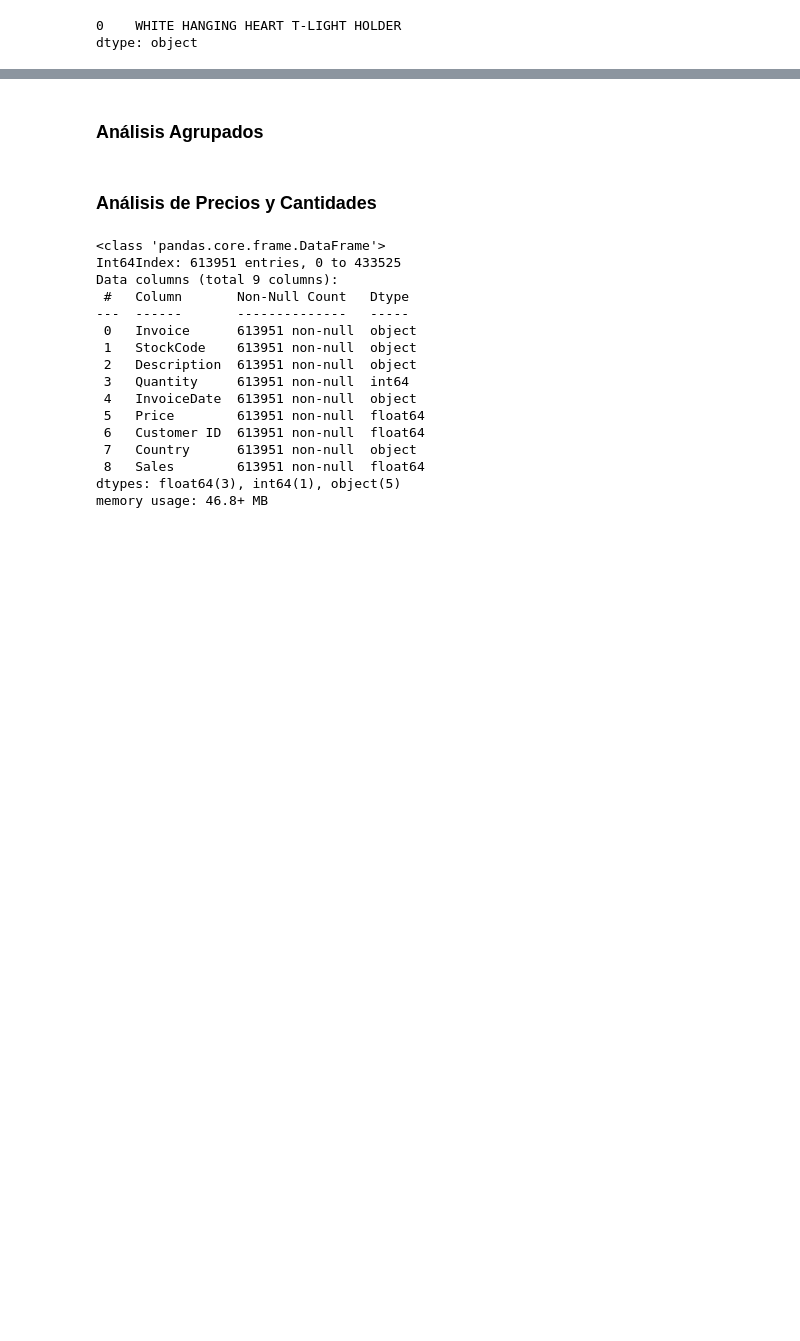
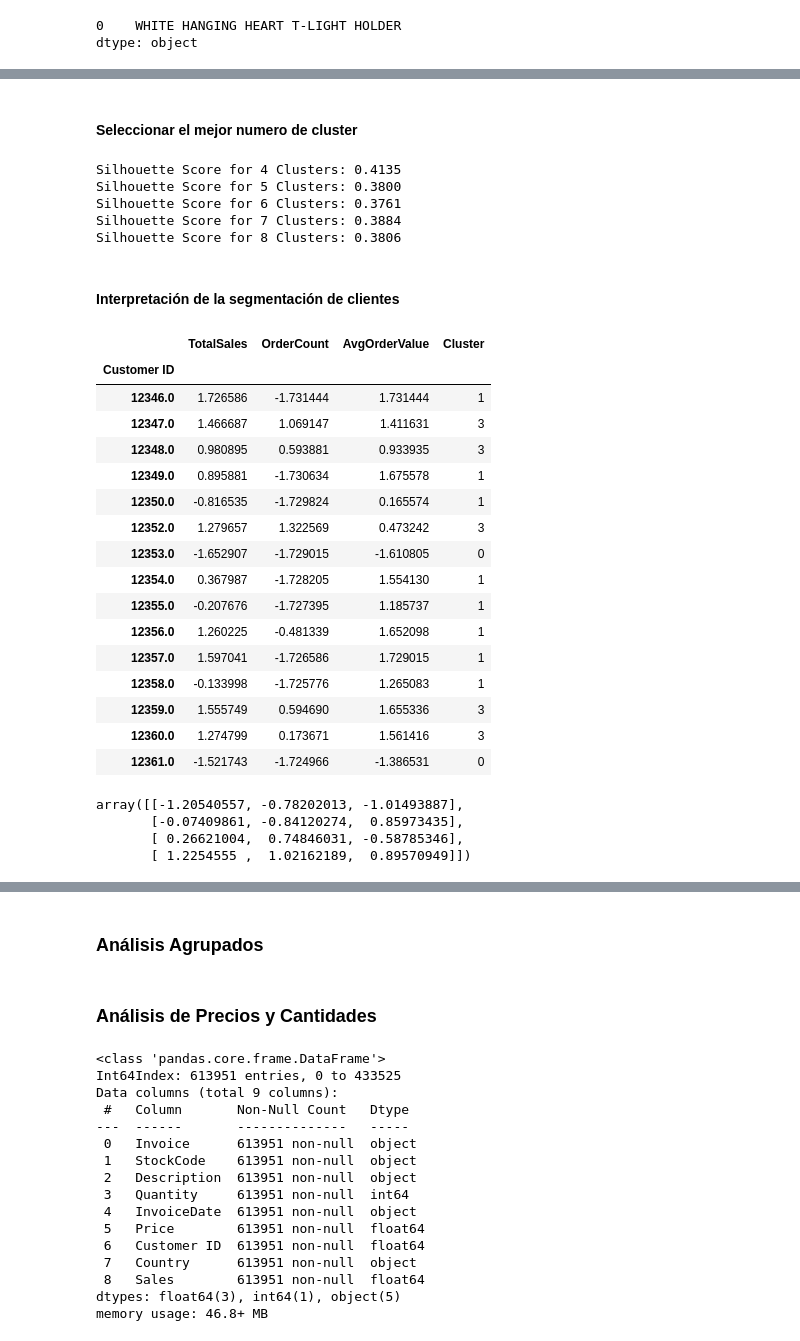
Before and after one commit to hcgalvan/UNSAM-Machine-Learning-on-Economics, a Jupyter notebook: TP-EcoData-Borrador.ipynb, the cells around one changed output, grey strips where cells are left out. Cells and saved outputs as stored; diff of their text form; code cells hidden in the pictures; blank space fills up the shorter version.

```diff
--- a/TP-EcoData-Borrador.ipynb
+++ b/TP-EcoData-Borrador.ipynb
@@ -722,0 +1036,55 @@ dtype: object
+# %% [markdown]
+#### Seleccionar el mejor numero de cluster
+# %%
+for n_cluster in [4,5,6,7,8]:
+    kmeans = KMeans(n_clusters=n_cluster).fit(
+        normalized_df[['TotalSales', 'OrderCount', 'AvgOrderValue']]
+    )
+    silhouette_avg = silhouette_score(
+        normalized_df[['TotalSales', 'OrderCount', 'AvgOrderValue']],
+        kmeans.labels_
+    )
+
+    print('Silhouette Score for %i Clusters: %0.4f' % (n_cluster, silhouette_avg))
+# %% [output]
+Silhouette Score for 4 Clusters: 0.4135
+Silhouette Score for 5 Clusters: 0.3800
+Silhouette Score for 6 Clusters: 0.3761
+Silhouette Score for 7 Clusters: 0.3884
+Silhouette Score for 8 Clusters: 0.3806
+# %% [markdown]
+#### Interpretación de la segmentación de clientes
+# %%
+kmeans = KMeans(n_clusters=4).fit(
+    normalized_df[['TotalSales', 'OrderCount', 'AvgOrderValue']]
+)
+# %%
+four_cluster_df = normalized_df[['TotalSales', 'OrderCount', 'AvgOrderValue']].copy(deep=True)
+four_cluster_df['Cluster'] = kmeans.labels_
+# %%
+four_cluster_df.head(15)
+# %% [output]
+|  | TotalSales | OrderCount | AvgOrderValue | Cluster |
+| Customer ID |  |  |  |  |
+| 12346.0 | 1.726586 | -1.731444 | 1.731444 | 1 |
+| 12347.0 | 1.466687 | 1.069147 | 1.411631 | 3 |
+| 12348.0 | 0.980895 | 0.593881 | 0.933935 | 3 |
+| 12349.0 | 0.895881 | -1.730634 | 1.675578 | 1 |
+| 12350.0 | -0.816535 | -1.729824 | 0.165574 | 1 |
+| 12352.0 | 1.279657 | 1.322569 | 0.473242 | 3 |
+| 12353.0 | -1.652907 | -1.729015 | -1.610805 | 0 |
+| 12354.0 | 0.367987 | -1.728205 | 1.554130 | 1 |
+| 12355.0 | -0.207676 | -1.727395 | 1.185737 | 1 |
+| 12356.0 | 1.260225 | -0.481339 | 1.652098 | 1 |
+| 12357.0 | 1.597041 | -1.726586 | 1.729015 | 1 |
+| 12358.0 | -0.133998 | -1.725776 | 1.265083 | 1 |
+| 12359.0 | 1.555749 | 0.594690 | 1.655336 | 3 |
+| 12360.0 | 1.274799 | 0.173671 | 1.561416 | 3 |
+| 12361.0 | -1.521743 | -1.724966 | -1.386531 | 0 |
+# %%
+kmeans.cluster_centers_
+# %% [output]
+array([[-1.20540557, -0.78202013, -1.01493887],
+       [-0.07409861, -0.84120274,  0.85973435],
+       [ 0.26621004,  0.74846031, -0.58785346],
+       [ 1.2254555 ,  1.02162189,  0.89570949]])
```
Also changed, not shown: parts of 79 cells of this notebook, 3 other files.
